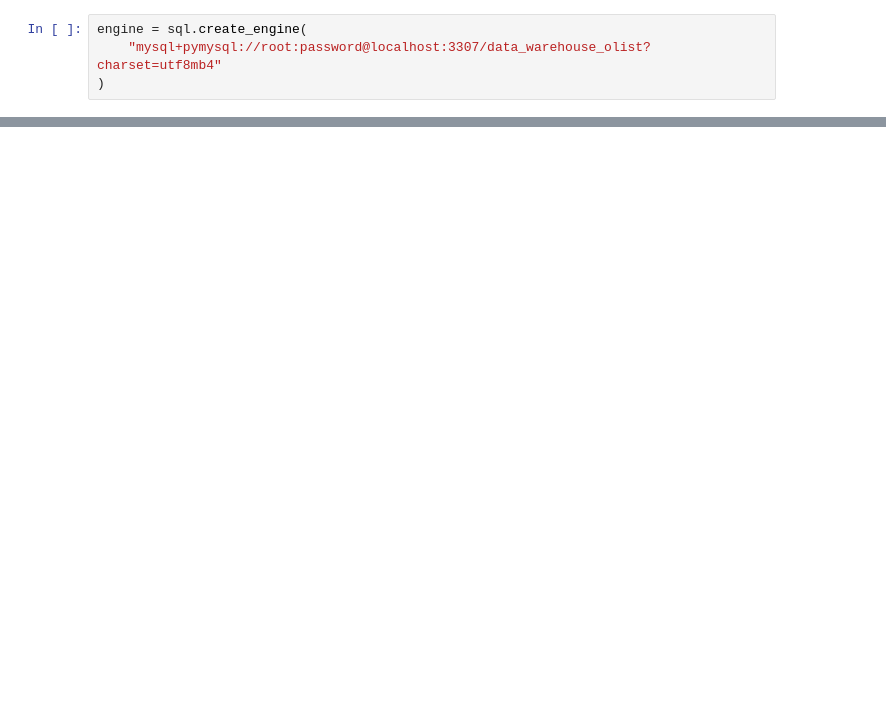
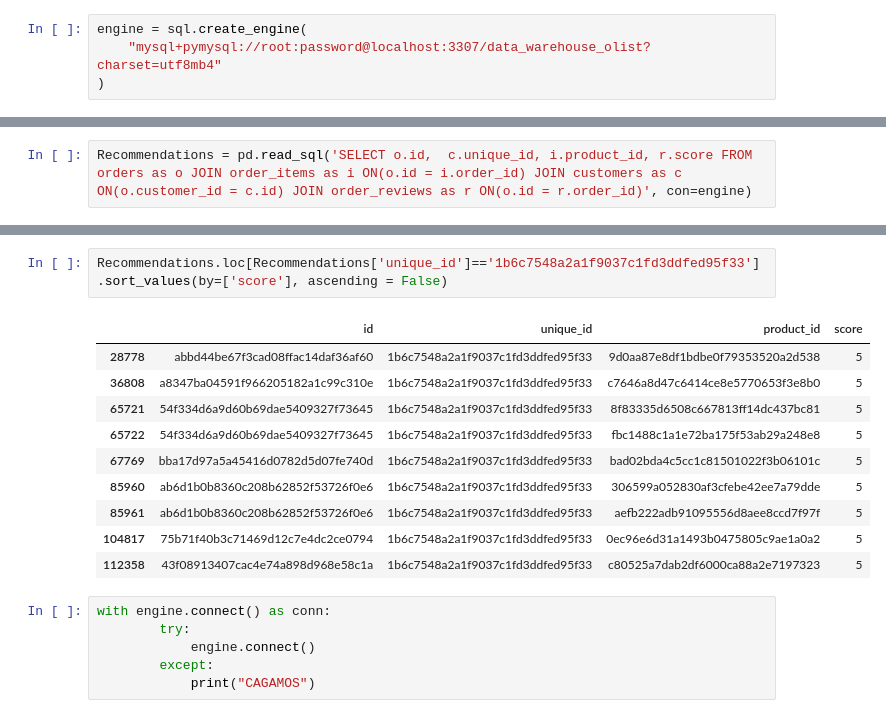
Before and after one commit to agusdm97/PF-DTS05-E-COMMERCE-OLIST, a Jupyter notebook: machine_learning/ml_recomendacion.ipynb, the cells around one changed output, grey strips where cells are left out. Cells and saved outputs as stored; diff of their text form; blank space fills up the shorter version.

```diff
--- a/machine_learning/ml_recomendacion.ipynb
+++ b/machine_learning/ml_recomendacion.ipynb
@@ -27,0 +326,2 @@ memory usage: 5.2+ MB
+# %%
+Recommendations = pd.read_sql('SELECT o.id,  c.unique_id, i.product_id, r.score FROM orders as o JOIN order_items as i ON(o.id = i.order_id) JOIN customers as c ON(o.customer_id = c.id) JOIN order_reviews as r ON(o.id = r.order_id)', con=engine)
@@ -27,0 +394,19 @@ memory usage: 5.2+ MB
+# %%
+Recommendations.loc[Recommendations['unique_id']=='1b6c7548a2a1f9037c1fd3ddfed95f33'].sort_values(by=['score'], ascending = False)
+# %% [output]
+|  | id | unique_id | product_id | score |
+| 28778 | abbd44be67f3cad08ffac14daf36af60 | 1b6c7548a2a1f9037c1fd3ddfed95f33 | 9d0aa87e8df1bdbe0f79353520a2d538 | 5 |
+| 36808 | a8347ba04591f966205182a1c99c310e | 1b6c7548a2a1f9037c1fd3ddfed95f33 | c7646a8d47c6414ce8e5770653f3e8b0 | 5 |
+| 65721 | 54f334d6a9d60b69dae5409327f73645 | 1b6c7548a2a1f9037c1fd3ddfed95f33 | 8f83335d6508c667813ff14dc437bc81 | 5 |
+| 65722 | 54f334d6a9d60b69dae5409327f73645 | 1b6c7548a2a1f9037c1fd3ddfed95f33 | fbc1488c1a1e72ba175f53ab29a248e8 | 5 |
+| 67769 | bba17d97a5a45416d0782d5d07fe740d | 1b6c7548a2a1f9037c1fd3ddfed95f33 | bad02bda4c5cc1c81501022f3b06101c | 5 |
+| 85960 | ab6d1b0b8360c208b62852f53726f0e6 | 1b6c7548a2a1f9037c1fd3ddfed95f33 | 306599a052830af3cfebe42ee7a79dde | 5 |
+| 85961 | ab6d1b0b8360c208b62852f53726f0e6 | 1b6c7548a2a1f9037c1fd3ddfed95f33 | aefb222adb91095556d8aee8ccd7f97f | 5 |
+| 104817 | 75b71f40b3c71469d12c7e4dc2ce0794 | 1b6c7548a2a1f9037c1fd3ddfed95f33 | 0ec96e6d31a1493b0475805c9ae1a0a2 | 5 |
+| 112358 | 43f08913407cac4e74a898d968e58c1a | 1b6c7548a2a1f9037c1fd3ddfed95f33 | c80525a7dab2df6000ca88a2e7197323 | 5 |
+# %%
+with engine.connect() as conn:
+        try:
+            engine.connect()
+        except:
+            print("CAGAMOS")
```
Also changed, not shown: parts of 47 cells of this notebook.
